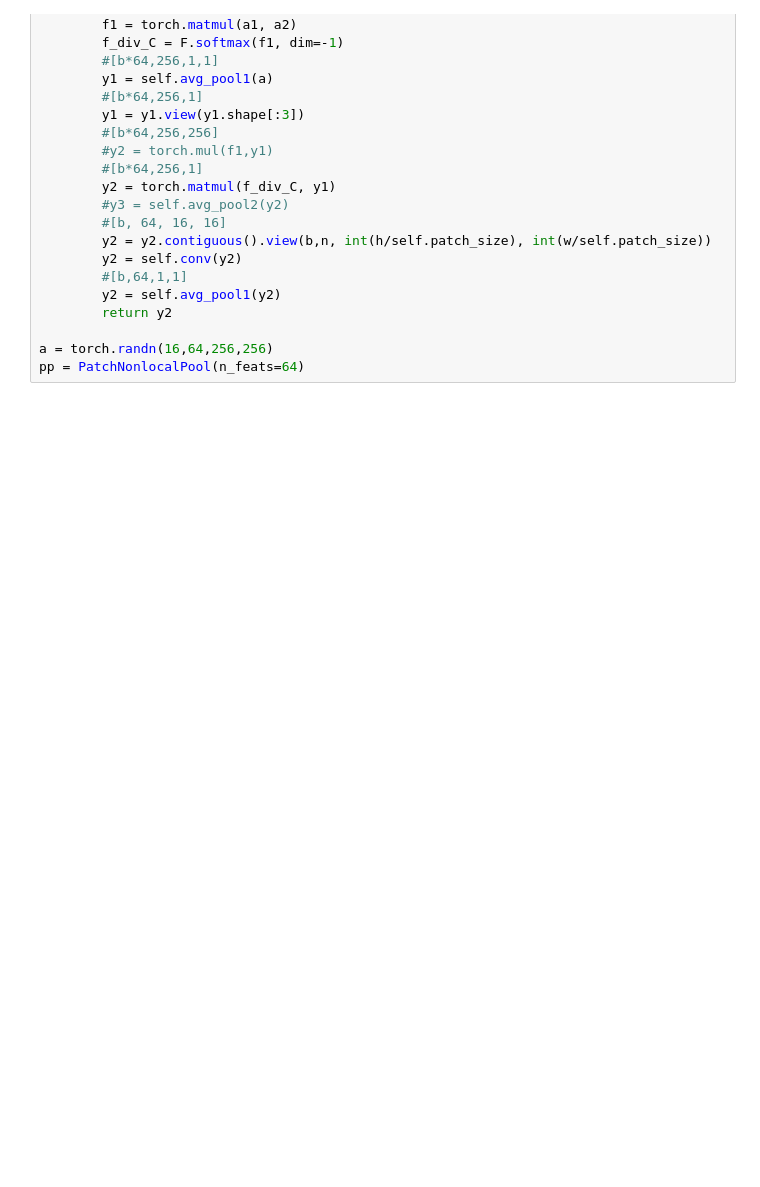
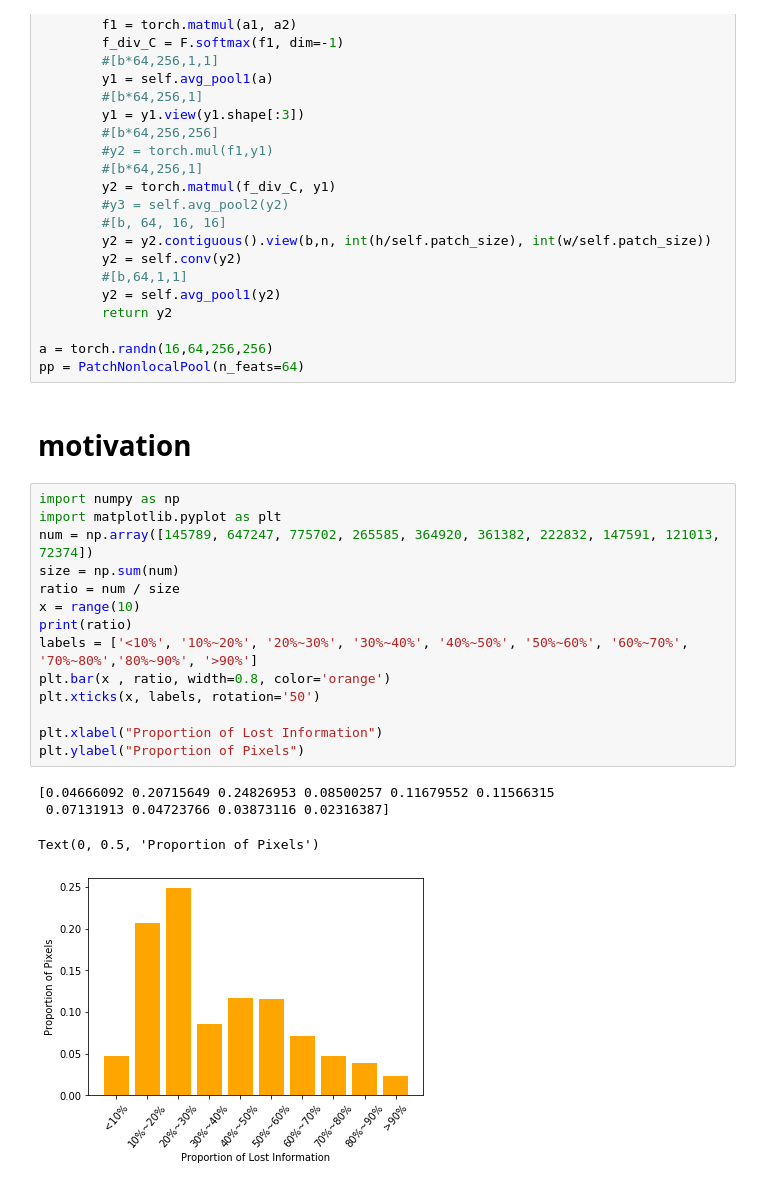
Before and after one commit to selous123/pytorch_zoom, a Jupyter notebook: zoom-pytorch.ipynb, the cells around one changed output. Drawn from its saved outputs; the diff is of its cells as text; blank space fills up the shorter version.

```diff
--- a/zoom-pytorch.ipynb
+++ b/zoom-pytorch.ipynb
@@ -454,3 +457,24 @@ class PatchNonlocalPool(nn.Module):
 
 a = torch.randn(16,64,256,256)
 pp = PatchNonlocalPool(n_feats=64)
+# %% [markdown]
+# motivation
+# %%
+import numpy as np
+import matplotlib.pyplot as plt
+num = np.array([145789, 647247, 775702, 265585, 364920, 361382, 222832, 147591, 121013, 72374])
+size = np.sum(num)
+ratio = num / size
+x = range(10)
+print(ratio)
+labels = ['<10%', '10%~20%', '20%~30%', '30%~40%', '40%~50%', '50%~60%', '60%~70%', '70%~80%','80%~90%', '>90%']
+plt.bar(x , ratio, width=0.8, color='orange')
+plt.xticks(x, labels, rotation='50')
+
+plt.xlabel("Proportion of Lost Information")
+plt.ylabel("Proportion of Pixels")
+# %% [output]
+[0.04666092 0.20715649 0.24826953 0.08500257 0.11679552 0.11566315
+ 0.07131913 0.04723766 0.03873116 0.02316387]
+Text(0, 0.5, 'Proportion of Pixels')
+[figure, added]
```
Also changed, not shown: parts of 2 cells of this notebook, 40 other files.
